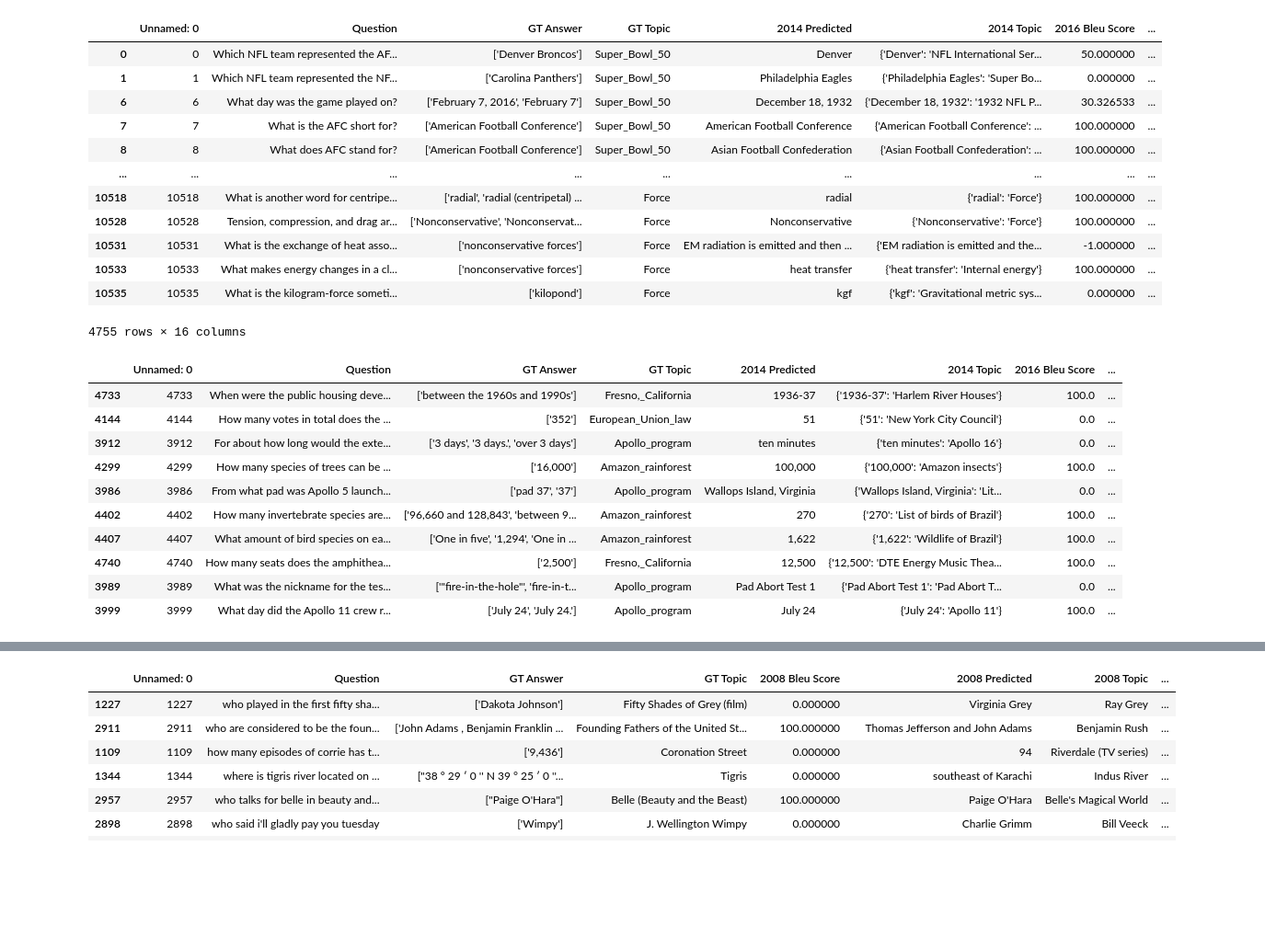
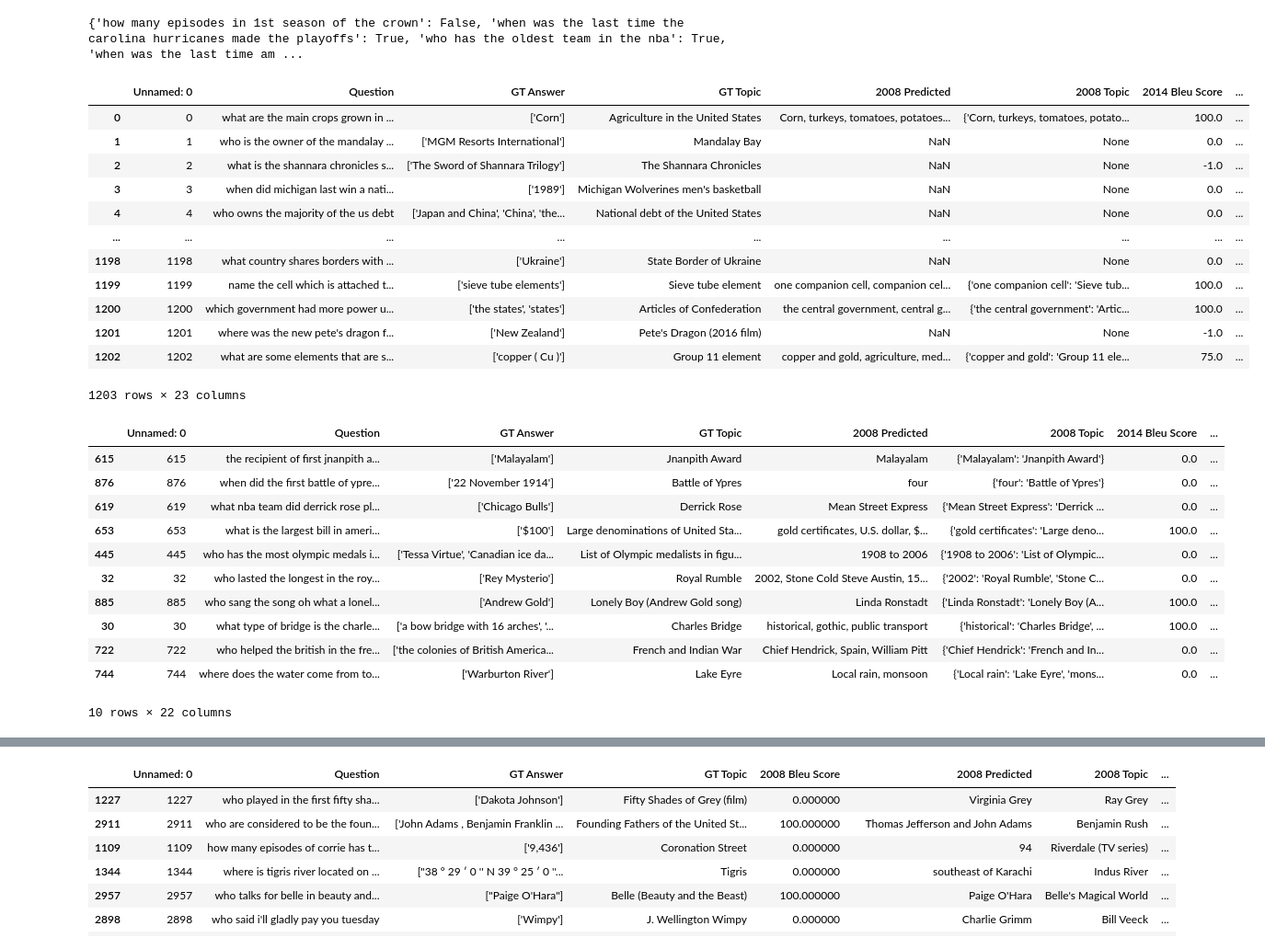
Before and after one commit to npateel/timelywimely, a Jupyter notebook: haystack/Analysis.ipynb, the cells around one changed output, grey strips where cells are left out. Shown: that part at 92% size. Drawn from its saved outputs; the diff is of its cells as text; code cells hidden in the pictures; blank space fills up the shorter version.

```diff
--- a/haystack/Analysis.ipynb
+++ b/haystack/Analysis.ipynb
@@ -8,36 +25,43 @@ dfOvertime = pd.read_csv("bleuOvertime.csv")
+# %%
+dfOvertime = pd.read_csv("OpenOvertime.csv")
+dependent = json.load(open('../datasets/nq_open_test.json'))
+dfOvertime['timely'] = dfOvertime['Question'].apply(lambda x: dependent[x])
+# %% [output]
+{'how many episodes in 1st season of the crown': False, 'when was the last time the carolina hurricanes made the playoffs': True, 'who has the oldest team in the nba': True, 'when was the last time am ...
 # %%
 pd.set_option('display.max_colwidth', None)
 # %%
-dfOvertime = dfOvertime.dropna()
+#dfOvertime = dfOvertime.dropna()
 dfOvertime
 # %% [output]
-|  | Unnamed: 0 | Question | GT Answer | GT Topic | 2014 Predicted | 2014 Topic | 2016 Bleu Score | ... |
-| 0 | 0 | Which NFL team represented the AF... | ['Denver Broncos'] | Super_Bowl_50 | Denver | {'Denver': 'NFL International Ser... | 50.000000 | ... |
-| 1 | 1 | Which NFL team represented the NF... | ['Carolina Panthers'] | Super_Bowl_50 | Philadelphia Eagles | {'Philadelphia Eagles': 'Super Bo... | 0.000000 | ... |
-| 6 | 6 | What day was the game played on? | ['February 7, 2016', 'February 7'] | Super_Bowl_50 | December 18, 1932 | {'December 18, 1932': '1932 NFL P... | 30.326533 | ... |
-| 7 | 7 | What is the AFC short for? | ['American Football Conference'] | Super_Bowl_50 | American Football Conference | {'American Football Conference': ... | 100.000000 | ... |
-| 8 | 8 | What does AFC stand for? | ['American Football Conference'] | Super_Bowl_50 | Asian Football Confederation | {'Asian Football Confederation': ... | 100.000000 | ... |
+|  | Unnamed: 0 | Question | GT Answer | GT Topic | 2008 Predicted | 2008 Topic | 2014 Bleu Score | ... |
+| 0 | 0 | what are the main crops grown in ... | ['Corn'] | Agriculture in the United States | Corn, turkeys, tomatoes, potatoes... | {'Corn, turkeys, tomatoes, potato... | 100.0 | ... |
+| 1 | 1 | who is the owner of the mandalay ... | ['MGM Resorts International'] | Mandalay Bay | NaN | None | 0.0 | ... |
+| 2 | 2 | what is the shannara chronicles s... | ['The Sword of Shannara Trilogy'] | The Shannara Chronicles | NaN | None | -1.0 | ... |
+| 3 | 3 | when did michigan last win a nati... | ['1989'] | Michigan Wolverines men's basketball | NaN | None | 0.0 | ... |
+| 4 | 4 | who owns the majority of the us debt | ['Japan and China', 'China', 'the... | National debt of the United States | NaN | None | 0.0 | ... |
 | ... | ... | ... | ... | ... | ... | ... | ... | ... |
-| 10518 | 10518 | What is another word for centripe... | ['radial', 'radial (centripetal) ... | Force | radial | {'radial': 'Force'} | 100.000000 | ... |
-| 10528 | 10528 | Tension, compression, and drag ar... | ['Nonconservative', 'Nonconservat... | Force | Nonconservative | {'Nonconservative': 'Force'} | 100.000000 | ... |
-| 10531 | 10531 | What is the exchange of heat asso... | ['nonconservative forces'] | Force | EM radiation is emitted and then ... | {'EM radiation is emitted and the... | -1.000000 | ... |
-| 10533 | 10533 | What makes energy changes in a cl... | ['nonconservative forces'] | Force | heat transfer | {'heat transfer': 'Internal energy'} | 100.000000 | ... |
-| 10535 | 10535 | What is the kilogram-force someti... | ['kilopond'] | Force | kgf | {'kgf': 'Gravitational metric sys... | 0.000000 | ... |
+| 1198 | 1198 | what country shares borders with ... | ['Ukraine'] | State Border of Ukraine | NaN | None | 0.0 | ... |
+| 1199 | 1199 | name the cell which is attached t... | ['sieve tube elements'] | Sieve tube element | one companion cell, companion cel... | {'one companion cell': 'Sieve tub... | 100.0 | ... |
+| 1200 | 1200 | which government had more power u... | ['the states', 'states'] | Articles of Confederation | the central government, central g... | {'the central government': 'Artic... | 100.0 | ... |
+| 1201 | 1201 | where was the new pete's dragon f... | ['New Zealand'] | Pete's Dragon (2016 film) | NaN | None | -1.0 | ... |
+| 1202 | 1202 | what are some elements that are s... | ['copper ( Cu )'] | Group 11 element | copper and gold, agriculture, med... | {'copper and gold': 'Group 11 ele... | 75.0 | ... |
-4755 rows × 16 columns
+1203 rows × 23 columns
 # %%
 dfOvertime = dfOvertime.mask(dfOvertime.eq('None')).dropna()
 # %%
 dfOvertime.sort_values("max - min").tail(100).sample(10)
 # %% [output]
-|  | Unnamed: 0 | Question | GT Answer | GT Topic | 2014 Predicted | 2014 Topic | 2016 Bleu Score | ... |
-| 4733 | 4733 | When were the public housing deve... | ['between the 1960s and 1990s'] | Fresno,_California | 1936-37 | {'1936-37': 'Harlem River Houses'} | 100.0 | ... |
-| 4144 | 4144 | How many votes in total does the ... | ['352'] | European_Union_law | 51 | {'51': 'New York City Council'} | 0.0 | ... |
-| 3912 | 3912 | For about how long would the exte... | ['3 days', '3 days.', 'over 3 days'] | Apollo_program | ten minutes | {'ten minutes': 'Apollo 16'} | 0.0 | ... |
-| 4299 | 4299 | How many species of trees can be ... | ['16,000'] | Amazon_rainforest | 100,000 | {'100,000': 'Amazon insects'} | 100.0 | ... |
-| 3986 | 3986 | From what pad was Apollo 5 launch... | ['pad 37', '37'] | Apollo_program | Wallops Island, Virginia | {'Wallops Island, Virginia': 'Lit... | 0.0 | ... |
-| 4402 | 4402 | How many invertebrate species are... | ['96,660 and 128,843', 'between 9... | Amazon_rainforest | 270 | {'270': 'List of birds of Brazil'} | 100.0 | ... |
-| 4407 | 4407 | What amount of bird species on ea... | ['One in five', '1,294', 'One in ... | Amazon_rainforest | 1,622 | {'1,622': 'Wildlife of Brazil'} | 100.0 | ... |
-| 4740 | 4740 | How many seats does the amphithea... | ['2,500'] | Fresno,_California | 12,500 | {'12,500': 'DTE Energy Music Thea... | 100.0 | ... |
-| 3989 | 3989 | What was the nickname for the tes... | ['"fire-in-the-hole"', 'fire-in-t... | Apollo_program | Pad Abort Test 1 | {'Pad Abort Test 1': 'Pad Abort T... | 0.0 | ... |
-| 3999 | 3999 | What day did the Apollo 11 crew r... | ['July 24', 'July 24.'] | Apollo_program | July 24 | {'July 24': 'Apollo 11'} | 100.0 | ... |
+|  | Unnamed: 0 | Question | GT Answer | GT Topic | 2008 Predicted | 2008 Topic | 2014 Bleu Score | ... |
+| 615 | 615 | the recipient of first jnanpith a... | ['Malayalam'] | Jnanpith Award | Malayalam | {'Malayalam': 'Jnanpith Award'} | 0.0 | ... |
+| 876 | 876 | when did the first battle of ypre... | ['22 November 1914'] | Battle of Ypres | four | {'four': 'Battle of Ypres'} | 0.0 | ... |
+| 619 | 619 | what nba team did derrick rose pl... | ['Chicago Bulls'] | Derrick Rose | Mean Street Express | {'Mean Street Express': 'Derrick ... | 0.0 | ... |
+| 653 | 653 | what is the largest bill in ameri... | ['$100'] | Large denominations of United Sta... | gold certificates, U.S. dollar, $... | {'gold certificates': 'Large deno... | 100.0 | ... |
+| 445 | 445 | who has the most olympic medals i... | ['Tessa Virtue', 'Canadian ice da... | List of Olympic medalists in figu... | 1908 to 2006 | {'1908 to 2006': 'List of Olympic... | 0.0 | ... |
+| 32 | 32 | who lasted the longest in the roy... | ['Rey Mysterio'] | Royal Rumble | 2002, Stone Cold Steve Austin, 15... | {'2002': 'Royal Rumble', 'Stone C... | 0.0 | ... |
+| 885 | 885 | who sang the song oh what a lonel... | ['Andrew Gold'] | Lonely Boy (Andrew Gold song) | Linda Ronstadt | {'Linda Ronstadt': 'Lonely Boy (A... | 100.0 | ... |
+| 30 | 30 | what type of bridge is the charle... | ['a bow bridge with 16 arches', '... | Charles Bridge | historical, gothic, public transport | {'historical': 'Charles Bridge', ... | 100.0 | ... |
+| 722 | 722 | who helped the british in the fre... | ['the colonies of British America... | French and Indian War | Chief Hendrick, Spain, William Pitt | {'Chief Hendrick': 'French and In... | 0.0 | ... |
+| 744 | 744 | where does the water come from to... | ['Warburton River'] | Lake Eyre | Local rain, monsoon | {'Local rain': 'Lake Eyre', 'mons... | 0.0 | ... |
+10 rows × 22 columns
 # %%
```
Also changed, not shown: parts of 19 cells of this notebook, 3 other files.
